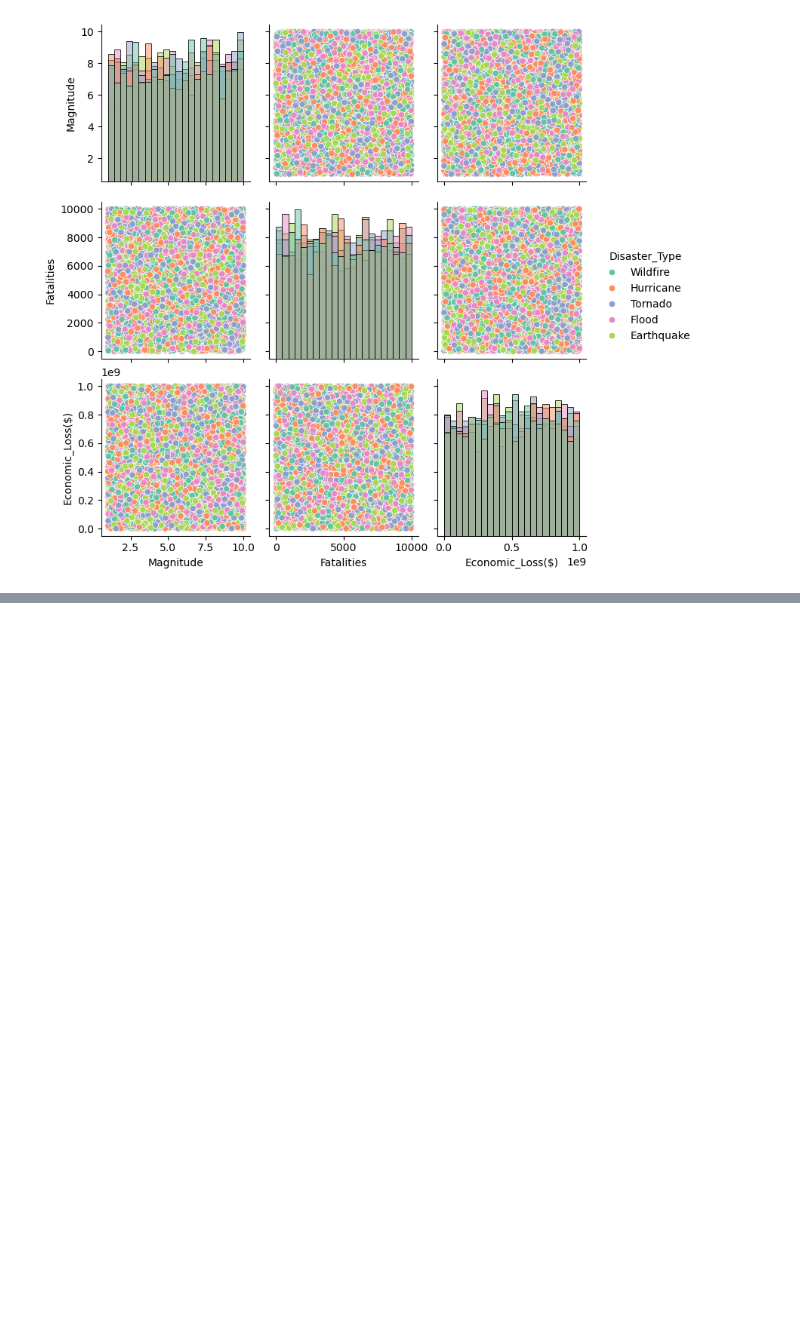
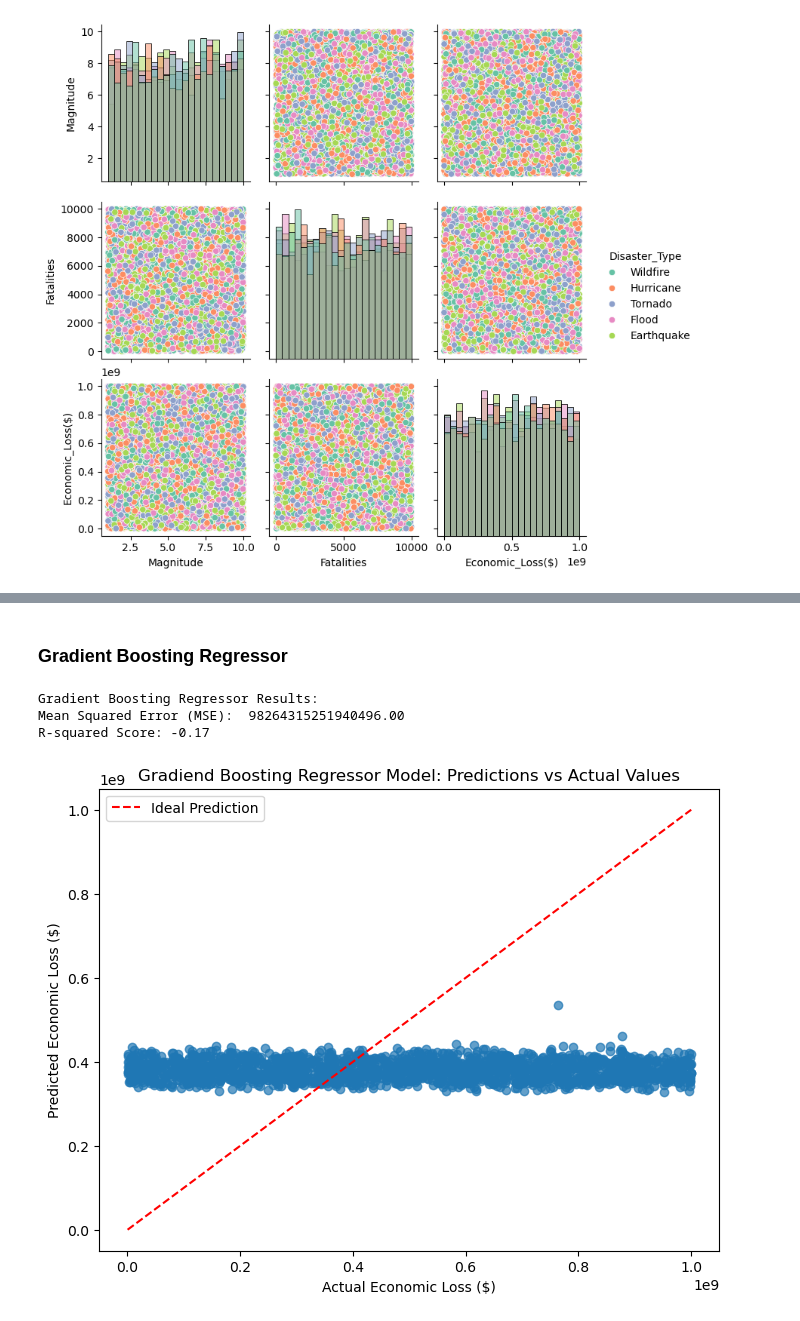
Before and after one commit to hamodikk/MSDS-422_Final_Project, a Jupyter notebook: Final_midpoint_EDA.ipynb, the cells around one changed output, grey strips where cells are left out. Saved outputs shown, nothing was run; the diff lists cells and outputs as text; code cells hidden in the pictures; blank space fills up the shorter version.

```diff
--- a/Final_midpoint_EDA.ipynb
+++ b/Final_midpoint_EDA.ipynb
@@ -157,0 +173,4 @@ disaster = pd.get_dummies(disaster, columns = ['Disaster_Type', 'Location'], dro
+# %%
+# Extract features and target
+X = disaster.drop(columns = ['Economic_Loss($)'])
+y = disaster['Log_Economic_Loss']
@@ -157,0 +232,44 @@ disaster = pd.get_dummies(disaster, columns = ['Disaster_Type', 'Location'], dro
+# %% [markdown]
+### Gradient Boosting Regressor
+# %%
+# Initialize Gradient Boosting Regressor
+gbm = GradientBoostingRegressor(n_estimators = 500,
+                                learning_rate = 0.05,
+                                max_depth = 5,
+                                random_state = 42)
+# Fit the model
+gbm.fit(X_train_transformed, y_train)
+
+# Predict on the test set
+y_pred_log = gbm.predict(X_test_transformed)
+
+# Reverse the log transformation
+y_pred_rev_log = np.expm1(y_pred)
+
+# Model Evaluation
+mse = mean_squared_error(np.expm1(y_test), y_pred_rev_log)
+r2 = r2_score(np.expm1(y_test), y_pred_rev_log)
+
+print(f"Gradient Boosting Regressor Results:")
+print(f"Mean Squared Error (MSE): {mse: .2f}")
+print(f"R-squared Score: {r2:.2f}")
+# %% [output]
+Gradient Boosting Regressor Results:
+Mean Squared Error (MSE):  98264315251940496.00
+R-squared Score: -0.17
+# %%
+# Visualize the Predictions
+plt.figure(figsize = (8, 6))
+plt.scatter(np.expm1(y_test), y_pred_rev_log, alpha = 0.7)
+plt.plot([np.expm1(y_test).min(), np.expm1(y_test).max()],
+         [np.expm1(y_test).min(), np.expm1(y_test).max()],
+         '--',
+         color = 'red',
+         label = 'Ideal Prediction')
+plt.title("Gradiend Boosting Regressor Model: Predictions vs Actual Values")
+plt.xlabel("Actual Economic Loss ($)")
+plt.ylabel("Predicted Economic Loss ($)")
+plt.legend()
+plt.show()
+# %% [output]
+[figure, added]
```
Also changed, not shown: parts of 24 cells of this notebook, 5 other files.
